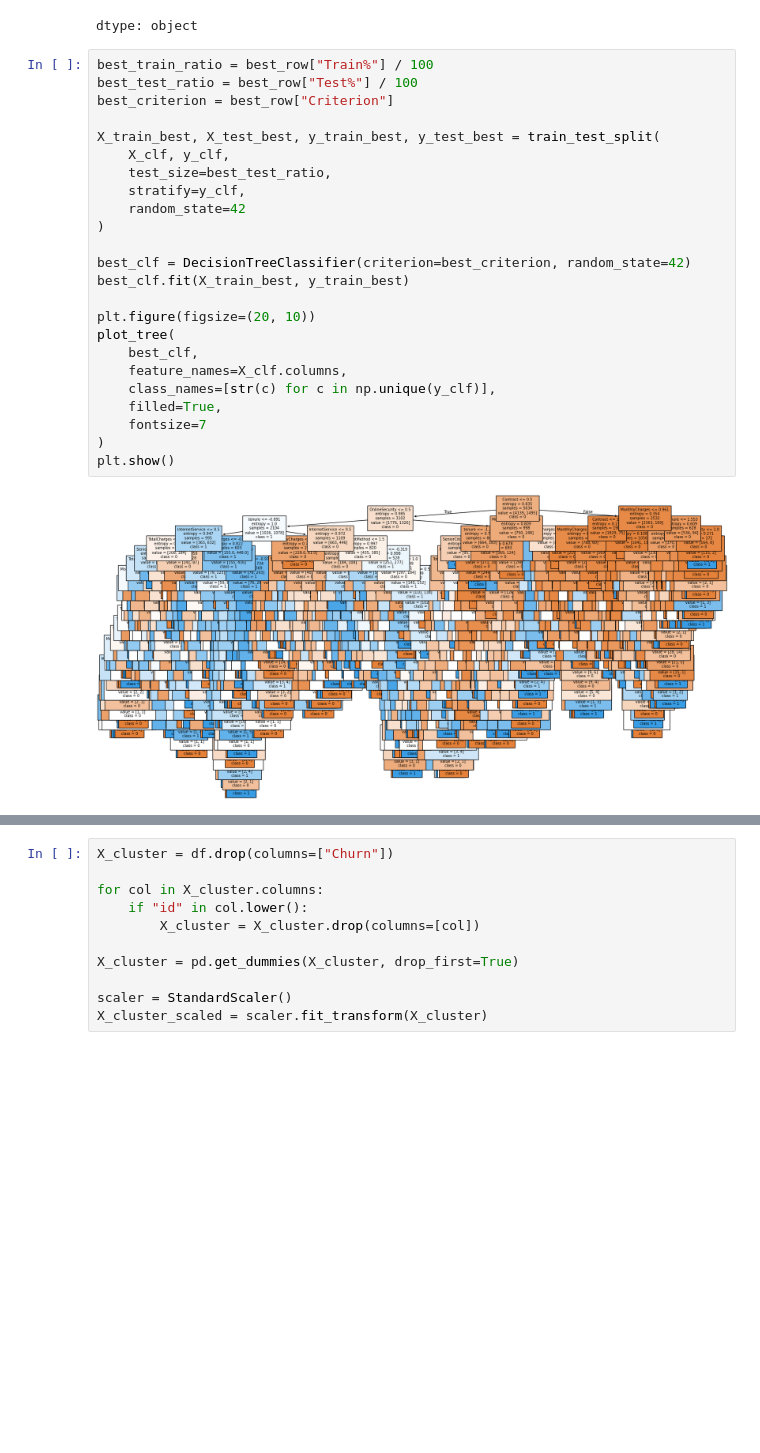
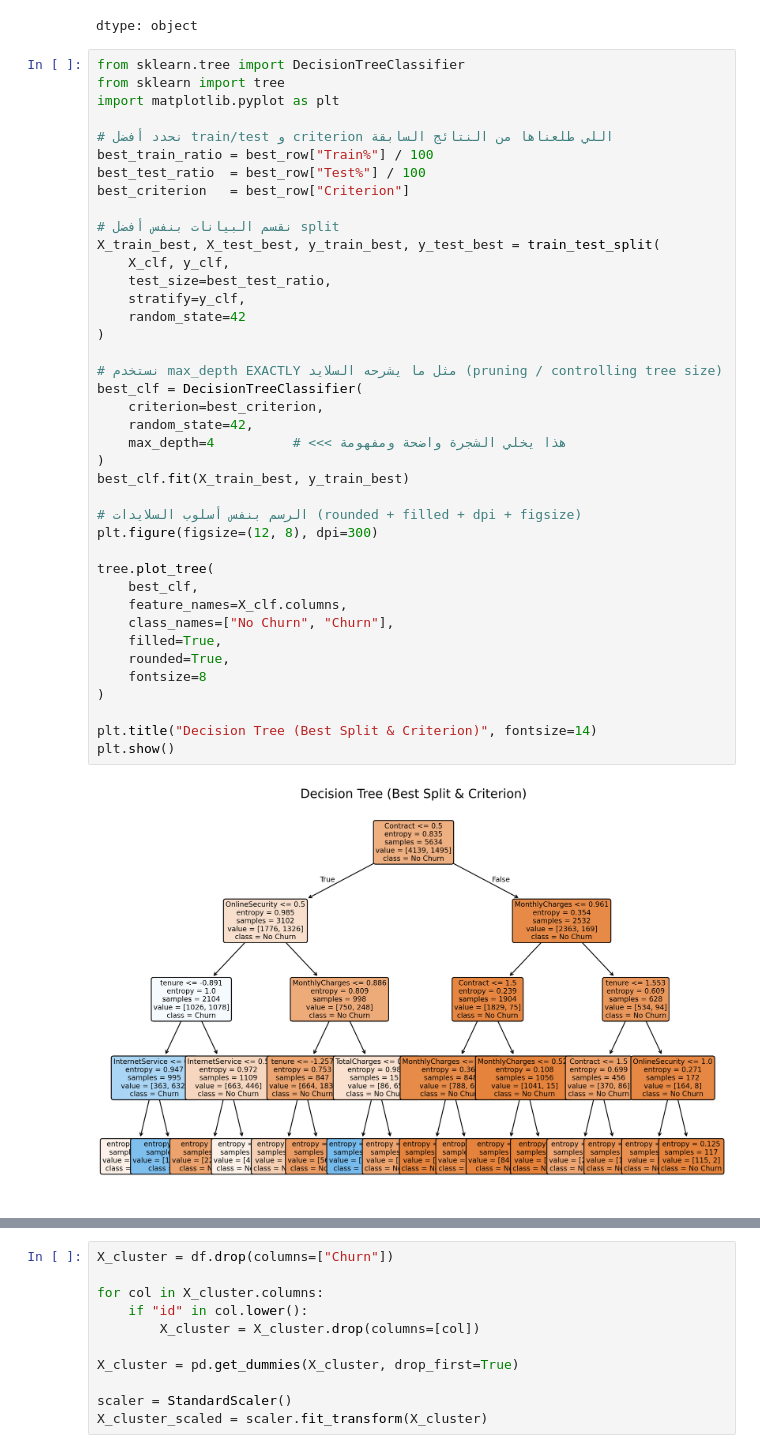
Before and after one commit to najla-alhusaini/it326-telco-churn, a Jupyter notebook: phase3.ipynb, the cells around one changed output, grey strips where cells are left out. Saved outputs shown, nothing was run; the diff lists cells and outputs as text; blank space fills up the shorter version.

```diff
--- a/phase3.ipynb
+++ b/phase3.ipynb
@@ -331,28 +331,44 @@ best_row
 | Accuracy | 0.737402 |
 dtype: object
 # %%
+from sklearn.tree import DecisionTreeClassifier
+from sklearn import tree
+import matplotlib.pyplot as plt
+
+# نحدد أفضل train/test و criterion اللي طلعناها من النتائج السابقة
 best_train_ratio = best_row["Train%"] / 100
-best_test_ratio = best_row["Test%"] / 100
-best_criterion = best_row["Criterion"]
+best_test_ratio  = best_row["Test%"] / 100
+best_criterion   = best_row["Criterion"]
 
+# نقسم البيانات بنفس أفضل split
 X_train_best, X_test_best, y_train_best, y_test_best = train_test_split(
     X_clf, y_clf,
     test_size=best_test_ratio,
     stratify=y_clf,
     random_state=42
 )
 
-best_clf = DecisionTreeClassifier(criterion=best_criterion, random_state=42)
+# نستخدم max_depth EXACTLY مثل ما يشرحه السلايد (pruning / controlling tree size)
+best_clf = DecisionTreeClassifier(
+    criterion=best_criterion,
+    random_state=42,
+    max_depth=4          # <<< هذا يخلي الشجرة واضحة ومفهومة
+)
 best_clf.fit(X_train_best, y_train_best)
 
-plt.figure(figsize=(20, 10))
-plot_tree(
+# الرسم بنفس أسلوب السلايدات (rounded + filled + dpi + figsize)
+plt.figure(figsize=(12, 8), dpi=300)
+
+tree.plot_tree(
     best_clf,
     feature_names=X_clf.columns,
-    class_names=[str(c) for c in np.unique(y_clf)],
+    class_names=["No Churn", "Churn"],
     filled=True,
-    fontsize=7
+    rounded=True,
+    fontsize=8
 )
+
+plt.title("Decision Tree (Best Split & Criterion)", fontsize=14)
 plt.show()
 # %% [output]
-[figure, old version]
+[figure, new version]
```
Also changed, not shown: parts of 3 cells of this notebook.
